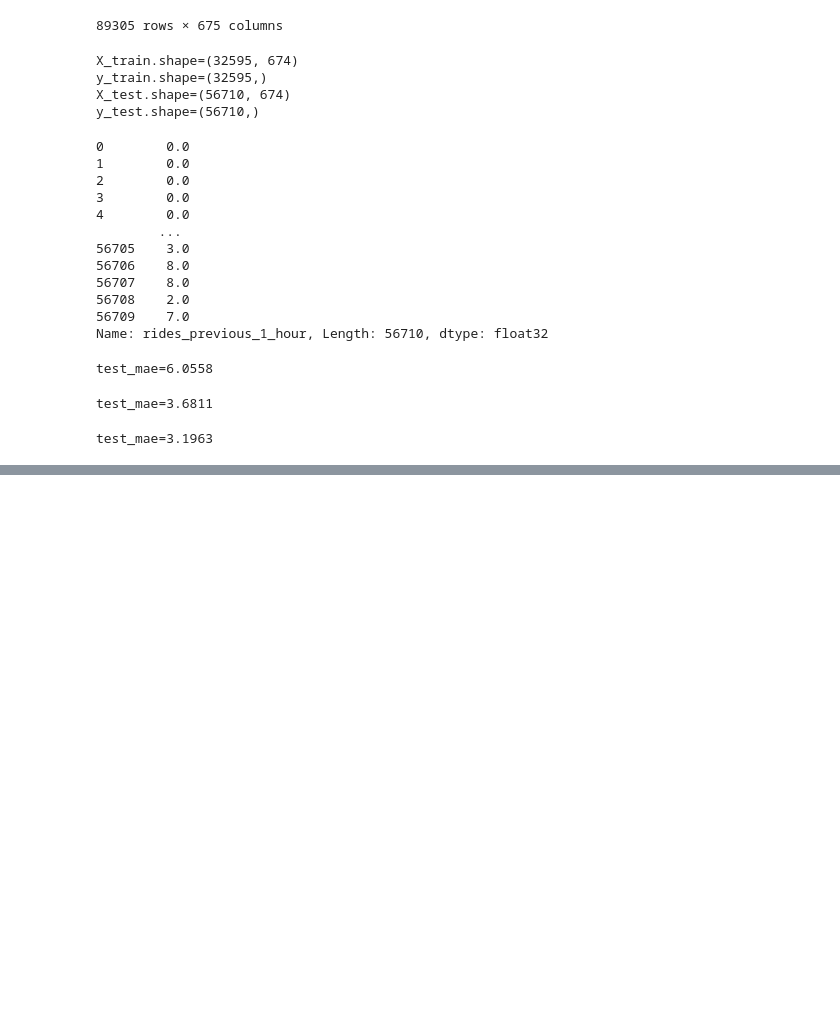
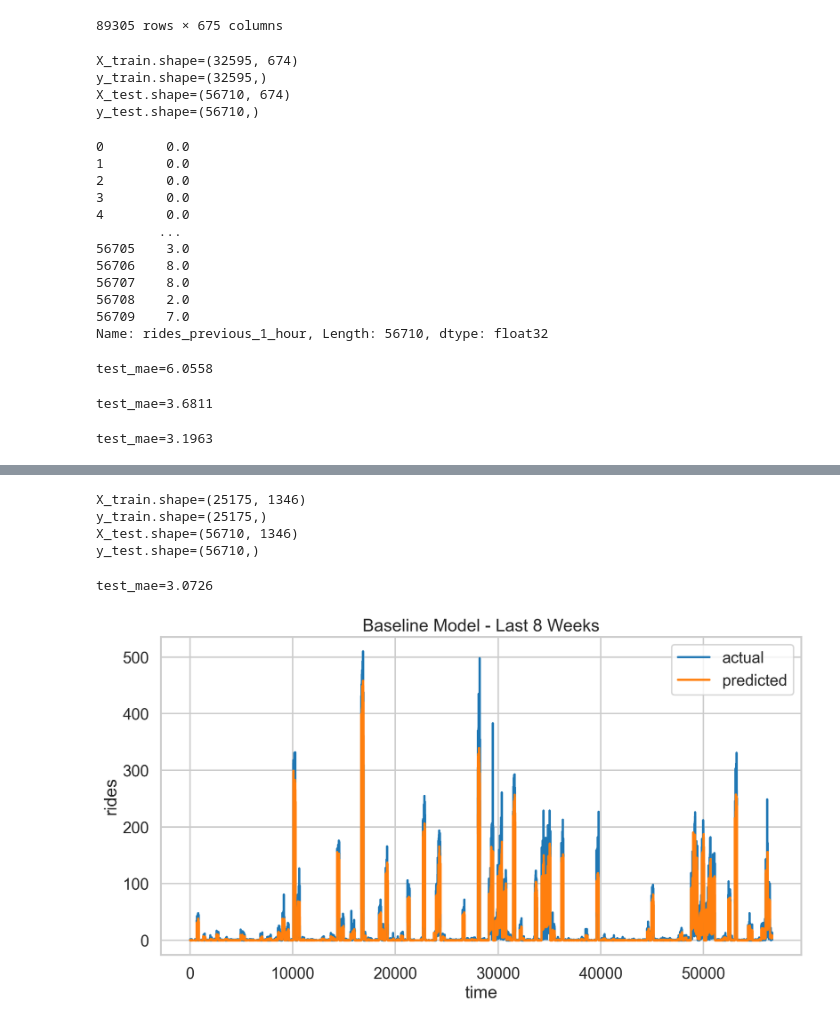
Before and after one commit to bormaley999/taxi_demand_predictor, a Jupyter notebook: notebooks/06_baseline_model.ipynb, the cells around one changed output, grey strips where cells are left out. Saved outputs shown, nothing was run; the diff lists cells and outputs as text; code cells hidden in the pictures; blank space fills up the shorter version.

```diff
--- a/notebooks/06_baseline_model.ipynb
+++ b/notebooks/06_baseline_model.ipynb
@@ -122,0 +148,6 @@ test_mae=3.1963
+# %%
+import pandas as pd
+from src.paths import TRANSFORMED_DATA_DIR
+
+df = pd.read_parquet(TRANSFORMED_DATA_DIR / 'tabular_data_2_months.parquet')
+df
@@ -122,0 +168,19 @@ test_mae=3.1963
+# %%
+from datetime import datetime
+from src.data_split import train_test_split
+
+X_train, y_train, X_test, y_test = train_test_split(
+    df,
+    cutoff_date=datetime(2022, 6, 1, 0, 0, 0),
+    target_column_name='target_rides_next_hour'
+)
+
+print(f'{X_train.shape=}')
+print(f'{y_train.shape=}')
+print(f'{X_test.shape=}')
+print(f'{y_test.shape=}')
+# %% [output]
+X_train.shape=(25175, 1346)
+y_train.shape=(25175,)
+X_test.shape=(56710, 1346)
+y_test.shape=(56710,)
@@ -122,0 +216,29 @@ test_mae=3.1963
+# %%
+# test the model - last 8 weeks
+model = BaselineModelLast8Weeks()
+predictions = model.predict(X_test)
+
+test_mae = mean_absolute_error(y_test, predictions)
+print(f'{test_mae=:.4f}')
+# %% [output]
+test_mae=3.0726
+# %%
+# visualize the predictions
+import matplotlib.pyplot as plt
+import seaborn as sns
+# retina display
+%config InlineBackend.figure_format = 'retina'
+
+sns.set_style('whitegrid')
+sns.set_context('talk')
+
+fig, ax = plt.subplots(figsize=(12, 6))
+ax.plot(y_test.index, y_test, label='actual')
+ax.plot(y_test.index, predictions, label='predicted')
+ax.title.set_text('Baseline Model - Last 8 Weeks')
+ax.set_xlabel('time')
+ax.set_ylabel('rides')
+ax.legend()
+plt.show()
+# %% [output]
+[figure, added]
```
Also changed, not shown: parts of 11 cells of this notebook, 8 other files.
